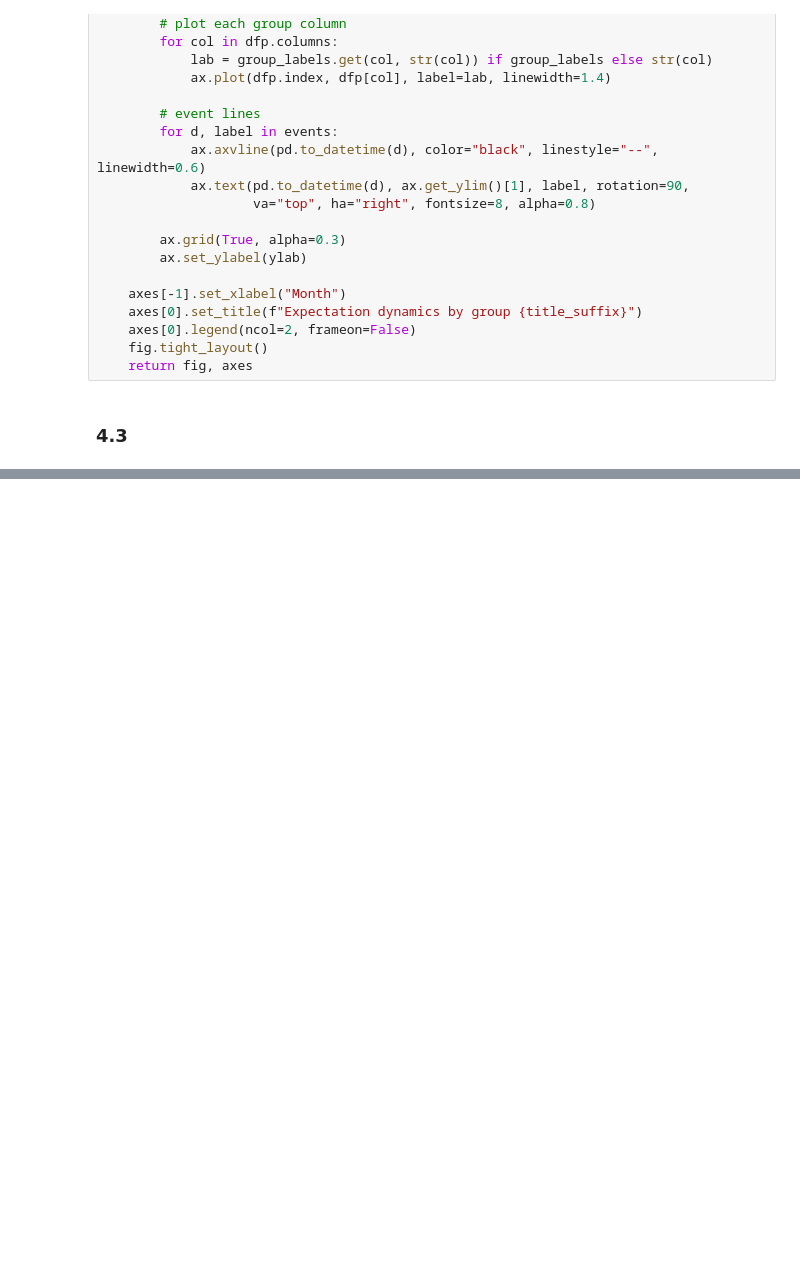
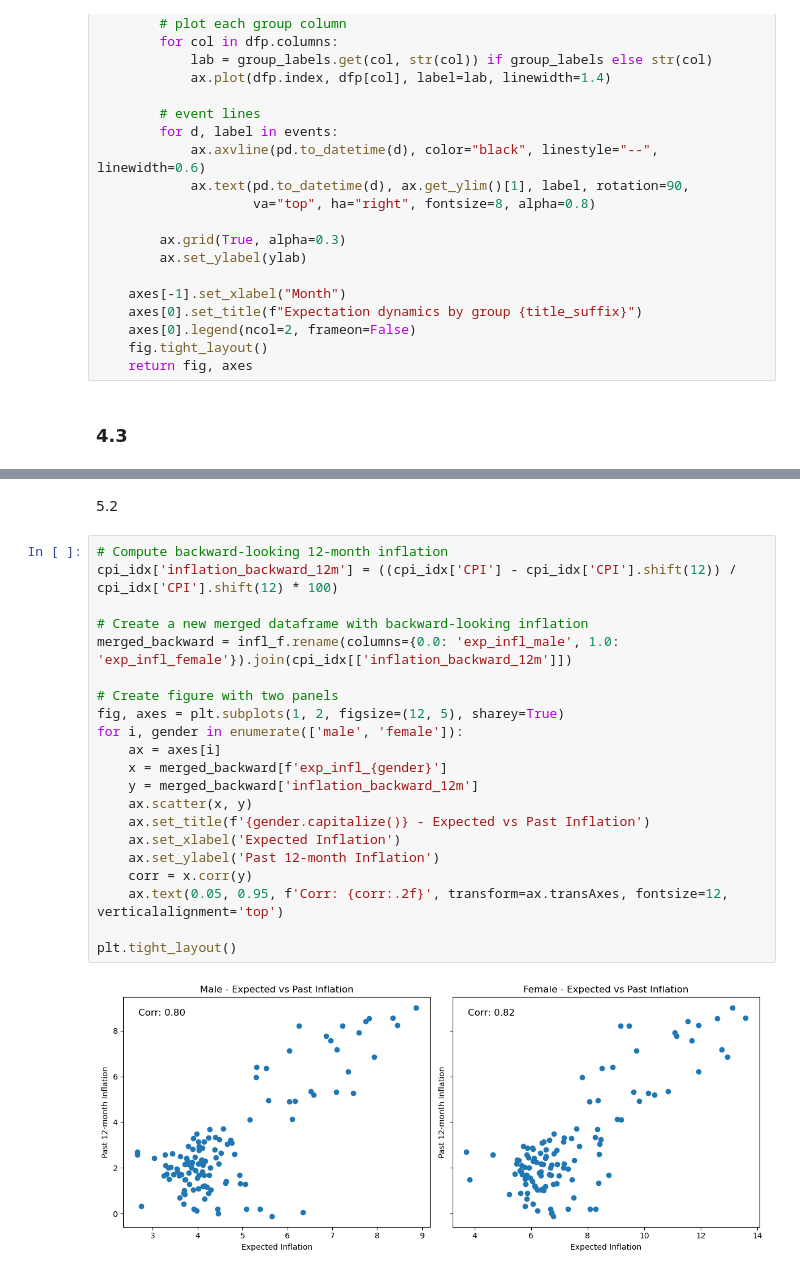
Before and after one commit to OliverNilsen04/TECH2-H25-Term-project, a Jupyter notebook: TermPaper.ipynb, the cells around one changed output, grey strips where cells are left out. Drawn from its saved outputs; the diff is of its cells as text; blank space fills up the shorter version.

```diff
--- a/TermPaper.ipynb
+++ b/TermPaper.ipynb
@@ -397,0 +466,25 @@ TypeError: tuple indices must be integers or slices, not list
+# %% [markdown]
+5.2
+# %%
+# Compute backward-looking 12-month inflation
+cpi_idx['inflation_backward_12m'] = ((cpi_idx['CPI'] - cpi_idx['CPI'].shift(12)) / cpi_idx['CPI'].shift(12) * 100)
+
+# Create a new merged dataframe with backward-looking inflation
+merged_backward = infl_f.rename(columns={0.0: 'exp_infl_male', 1.0: 'exp_infl_female'}).join(cpi_idx[['inflation_backward_12m']])
+
+# Create figure with two panels
+fig, axes = plt.subplots(1, 2, figsize=(12, 5), sharey=True)
+for i, gender in enumerate(['male', 'female']):
+    ax = axes[i]
+    x = merged_backward[f'exp_infl_{gender}']
+    y = merged_backward['inflation_backward_12m']
+    ax.scatter(x, y)
+    ax.set_title(f'{gender.capitalize()} - Expected vs Past Inflation')
+    ax.set_xlabel('Expected Inflation')
+    ax.set_ylabel('Past 12-month Inflation')
+    corr = x.corr(y)
+    ax.text(0.05, 0.95, f'Corr: {corr:.2f}', transform=ax.transAxes, fontsize=12, verticalalignment='top')
+
+plt.tight_layout()
+# %% [output]
+[figure, added]
```
Also changed, not shown: parts of 13 cells of this notebook.
